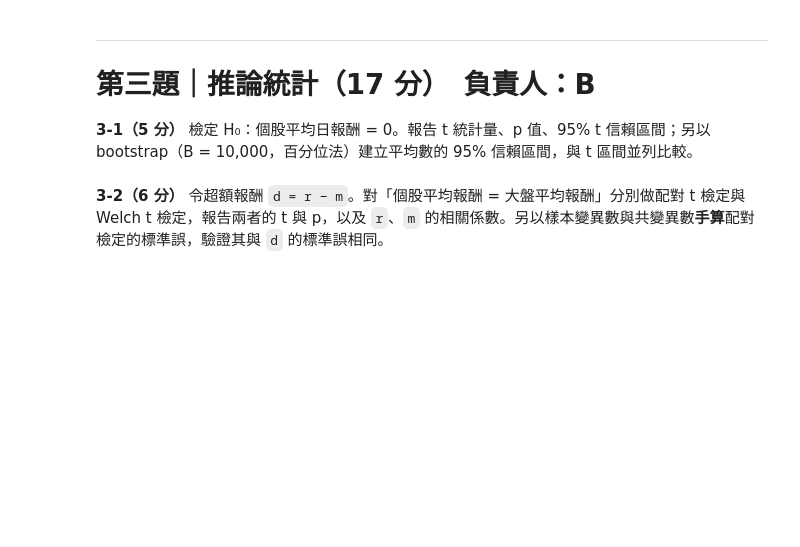
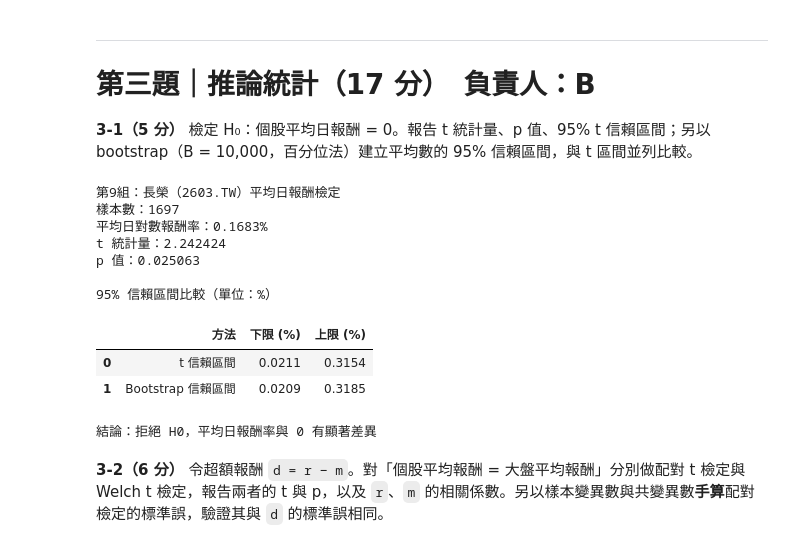
Before and after one commit to sin112792/hw, a Jupyter notebook: 作業一.ipynb, the cells around one changed output. Saved outputs shown, nothing was run; the diff lists cells and outputs as text; code cells hidden in the pictures; blank space fills up the shorter version.

```diff
--- a/作業一.ipynb
+++ b/作業一.ipynb
@@ -638,7 +638,81 @@ display(
 
 **3-1（5 分）** 檢定 H₀：個股平均日報酬 = 0。報告 t 統計量、p 值、95% t 信賴區間；另以 bootstrap（B = 10,000，百分位法）建立平均數的 95% 信賴區間，與 t 區間並列比較。
 # %%
-# 作答
+
+# 第三題 3-1：t 檢定與 Bootstrap 信賴區間
+# 第9組：長榮（2603.TW）
+
+import numpy as np
+import pandas as pd
+from scipy import stats
+
+# 1. 取得長榮日對數報酬率
+data = r.dropna().to_numpy()
+n = len(data)
+
+# 2. 計算樣本平均數與標準差
+mean = np.mean(data)
+std = np.std(data, ddof=1)
+se = std / np.sqrt(n)
+
+# 3. 單一樣本 t 檢定 H0: 平均報酬 = 0
+t_stat, p_value = stats.ttest_1samp(data, popmean=0)
+
+# 4. 計算 t 分配 95% 信賴區間
+t_critical = stats.t.ppf(0.975, df=n-1)
+
+t_ci_lower = mean - t_critical * se
+t_ci_upper = mean + t_critical * se
+
+# 5. Bootstrap 重複抽樣 10,000 次
+B = 10000
+rng = np.random.default_rng(42)
+
+bootstrap_means = np.empty(B)
+
+for i in range(B):
+    sample = rng.choice(data, size=n, replace=True)
+    bootstrap_means[i] = np.mean(sample)
+
+# 6. Bootstrap 百分位法 95% 信賴區間
+boot_ci_lower, boot_ci_upper = np.percentile(
+    bootstrap_means, [2.5, 97.5]
+)
+
+# 7. 整理結果
+print('第9組：長榮（2603.TW）平均日報酬檢定')
+print(f'樣本數：{n}')
+print(f'平均日對數報酬率：{mean*100:.4f}%')
+print(f't 統計量：{t_stat:.6f}')
+print(f'p 值：{p_value:.6f}')
+
+print('\n95% 信賴區間比較（單位：%）')
+
+結果表 = pd.DataFrame({
+    '方法': ['t 信賴區間', 'Bootstrap 信賴區間'],
+    '下限 (%)': [t_ci_lower*100, boot_ci_lower*100],
+    '上限 (%)': [t_ci_upper*100, boot_ci_upper*100]
+})
+
+display(結果表.round(4))
+
+# 8. 檢定結論
+if p_value < 0.05:
+    print('結論：拒絕 H0，平均日報酬率與 0 有顯著差異')
+else:
+    print('結論：不拒絕 H0，沒有足夠證據認為平均日報酬率與 0 有顯著差異')
+# %% [output]
+第9組：長榮（2603.TW）平均日報酬檢定
+樣本數：1697
+平均日對數報酬率：0.1683%
+t 統計量：2.242424
+p 值：0.025063
+
+95% 信賴區間比較（單位：%）
+|  | 方法 | 下限 (%) | 上限 (%) |
+| 0 | t 信賴區間 | 0.0211 | 0.3154 |
+| 1 | Bootstrap 信賴區間 | 0.0209 | 0.3185 |
+結論：拒絕 H0，平均日報酬率與 0 有顯著差異
 # %% [markdown]
 **3-2（6 分）** 令超額報酬 `d = r − m`。對「個股平均報酬 = 大盤平均報酬」分別做配對 t 檢定與 Welch t 檢定，報告兩者的 t 與 p，以及 `r`、`m` 的相關係數。另以樣本變異數與共變異數**手算**配對檢定的標準誤，驗證其與 `d` 的標準誤相同。
 # %%
```
Also changed, not shown: parts of 7 cells of this notebook.
